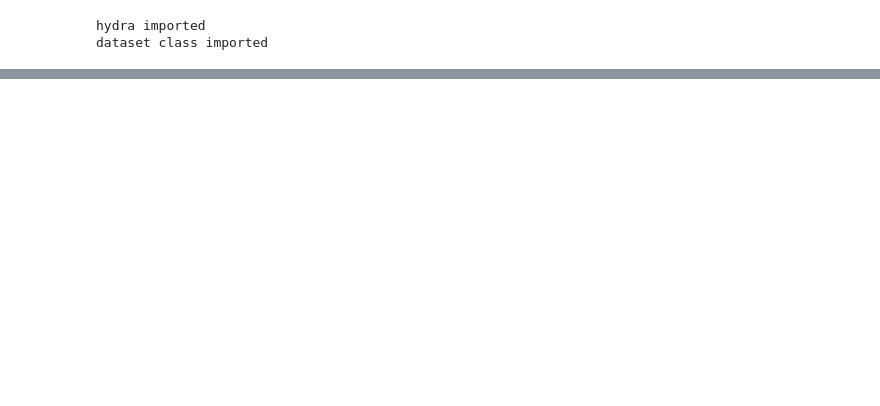
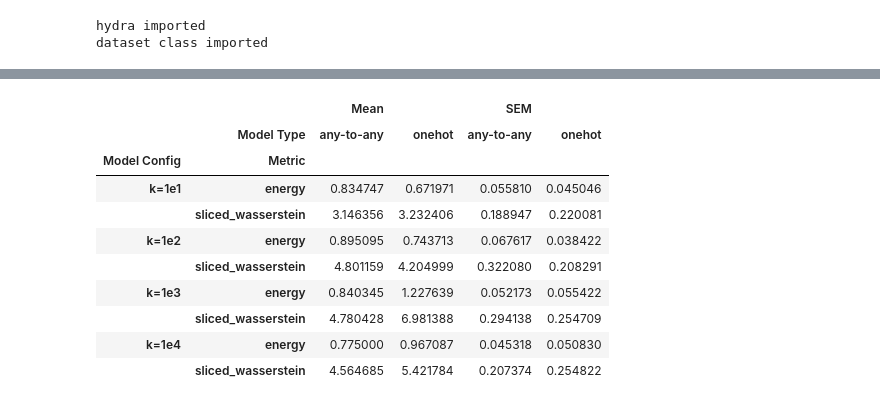
Before and after one commit to njwfish/DistributionConditionedTransport, a Jupyter notebook: notebooks/pfam_eval.ipynb, the cells around one changed output, grey strips where cells are left out. Saved outputs shown, nothing was run; the diff lists cells and outputs as text; code cells hidden in the pictures; blank space fills up the shorter version.

```diff
--- a/notebooks/pfam_eval.ipynb
+++ b/notebooks/pfam_eval.ipynb
@@ -365,3 +243,0 @@ You should probably TRAIN this model on a down-stream task to be able to use it
-# %%
-train_embs_vec = torch.cat([train_source_embeddings[k] for k in sorted(train_source_embeddings.keys())], dim=0).cpu().numpy()
-nbrs = NearestNeighbors(n_neighbors=1, algorithm='ball_tree').fit(train_embs_vec)
@@ -396,0 +496,16 @@ onehot sliced wasserstein: 4.8000 \pm 0.2026
+# %%
+# Evaluation parameters
+eval_params = {
+    'num_pairs': 10,
+    'num_samples': 16,
+    'metrics': ('energy', 'sliced_wasserstein'),
+    'device': device,
+    'set_size': 16,
+    'max_length': 64,
+}
+
+# Run evaluations for all configurations
+all_results = []
+for config in model_configs:
+    results = evaluate_model_config(config, esm_model, esm_tokenizer)
+    all_results.append(results)
@@ -396,0 +544,45 @@ onehot sliced wasserstein: 4.8000 \pm 0.2026
+# %%
+import pandas as pd
+
+comparison_data = []
+for result in all_results:
+    config_name = result['config'].name
+    for metric in eval_params['metrics']:
+        comparison_data.append({
+            'Model Config': config_name,
+            'Model Type': 'any-to-any',
+            'Metric': metric,
+            'Mean': result['anytoany'][f'{metric}_mean'],
+            'SEM': result['anytoany'][f'{metric}_sem']
+        })
+        comparison_data.append({
+            'Model Config': config_name,
+            'Model Type': 'onehot',
+            'Metric': metric,
+            'Mean': result['onehot'][f'{metric}_mean'],
+            'SEM': result['onehot'][f'{metric}_sem']
+        })
+
+df_results = pd.DataFrame(comparison_data)
+
+
+# Pivot for easier viewing
+df_pivot = df_results.pivot_table(
+    index=['Model Config', 'Metric'],
+    columns='Model Type',
+    values=['Mean', 'SEM']
+)
+
+df_pivot
+# %% [output]
+|  |  | Mean |  | SEM |  |
+|  | Model Type | any-to-any | onehot | any-to-any | onehot |
+| Model Config | Metric |  |  |  |  |
+| k=1e1 | energy | 0.834747 | 0.671971 | 0.055810 | 0.045046 |
+|  | sliced_wasserstein | 3.146356 | 3.232406 | 0.188947 | 0.220081 |
+| k=1e2 | energy | 0.895095 | 0.743713 | 0.067617 | 0.038422 |
+|  | sliced_wasserstein | 4.801159 | 4.204999 | 0.322080 | 0.208291 |
+| k=1e3 | energy | 0.840345 | 1.227639 | 0.052173 | 0.055422 |
+|  | sliced_wasserstein | 4.780428 | 6.981388 | 0.294138 | 0.254709 |
+| k=1e4 | energy | 0.775000 | 0.967087 | 0.045318 | 0.050830 |
+|  | sliced_wasserstein | 4.564685 | 5.421784 | 0.207374 | 0.254822 |
```
Also changed, not shown: parts of 12 cells of this notebook, 11 other files.
